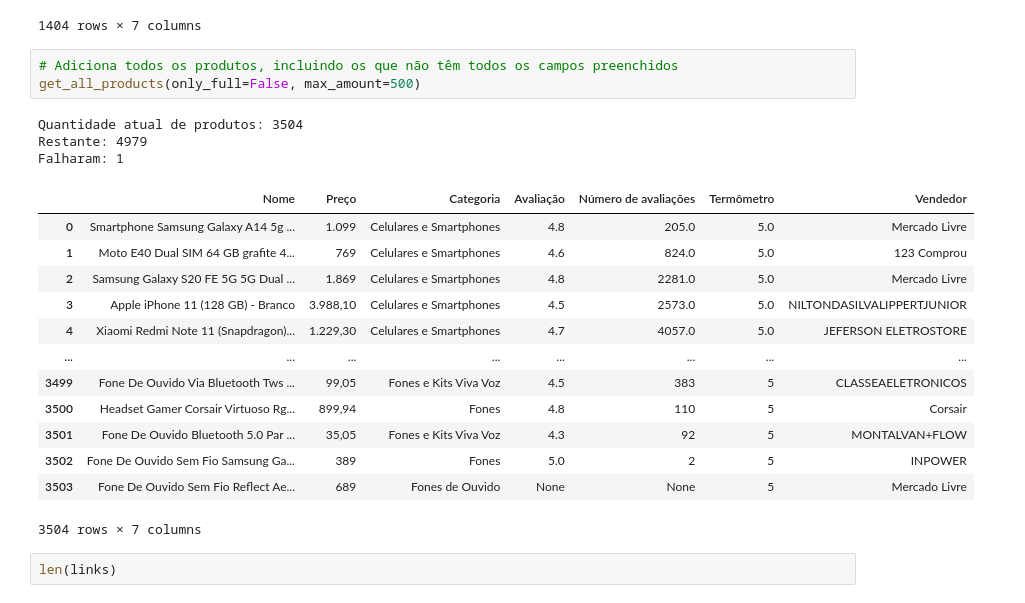
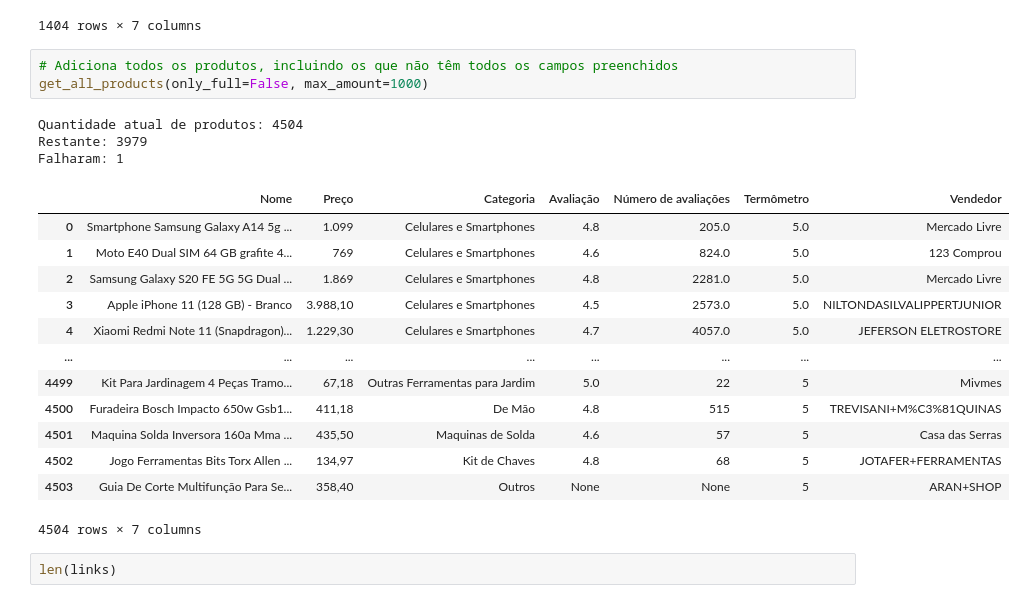
Before and after one commit to dytron/data-science-mercado-livre, a Jupyter notebook: extracao.ipynb, the cells around one changed output. Drawn from its saved outputs; the diff is of its cells as text.

Commit message:
4504 produtos

```diff
--- a/extracao.ipynb
+++ b/extracao.ipynb
@@ -387,24 +387,24 @@ Falharam: 228
 1404 rows × 7 columns
 # %%
 # Adiciona todos os produtos, incluindo os que não têm todos os campos preenchidos
-get_all_products(only_full=False, max_amount=500)
+get_all_products(only_full=False, max_amount=1000)
 # %% [output]
-Quantidade atual de produtos: 3504
-Restante: 4979
+Quantidade atual de produtos: 4504
+Restante: 3979
 Falharam: 1
 |  | Nome | Preço | Categoria | Avaliação | Número de avaliações | Termômetro | Vendedor |
 | 0 | Smartphone Samsung Galaxy A14 5g ... | 1.099 | Celulares e Smartphones | 4.8 | 205.0 | 5.0 | Mercado Livre |
 | 1 | Moto E40 Dual SIM 64 GB grafite 4... | 769 | Celulares e Smartphones | 4.6 | 824.0 | 5.0 | 123 Comprou |
 | 2 | Samsung Galaxy S20 FE 5G 5G Dual ... | 1.869 | Celulares e Smartphones | 4.8 | 2281.0 | 5.0 | Mercado Livre |
 | 3 | Apple iPhone 11 (128 GB) - Branco | 3.988,10 | Celulares e Smartphones | 4.5 | 2573.0 | 5.0 | NILTONDASILVALIPPERTJUNIOR |
 | 4 | Xiaomi Redmi Note 11 (Snapdragon)... | 1.229,30 | Celulares e Smartphones | 4.7 | 4057.0 | 5.0 | JEFERSON ELETROSTORE |
 | ... | ... | ... | ... | ... | ... | ... | ... |
-| 3499 | Fone De Ouvido Via Bluetooth Tws ... | 99,05 | Fones e Kits Viva Voz | 4.5 | 383 | 5 | CLASSEAELETRONICOS |
-| 3500 | Headset Gamer Corsair Virtuoso Rg... | 899,94 | Fones | 4.8 | 110 | 5 | Corsair |
-| 3501 | Fone De Ouvido Bluetooth 5.0 Par ... | 35,05 | Fones e Kits Viva Voz | 4.3 | 92 | 5 | MONTALVAN+FLOW |
-| 3502 | Fone De Ouvido Sem Fio Samsung Ga... | 389 | Fones | 5.0 | 2 | 5 | INPOWER |
-| 3503 | Fone De Ouvido Sem Fio Reflect Ae... | 689 | Fones de Ouvido | None | None | 5 | Mercado Livre |
+| 4499 | Kit Para Jardinagem 4 Peças Tramo... | 67,18 | Outras Ferramentas para Jardim | 5.0 | 22 | 5 | Mivmes |
+| 4500 | Furadeira Bosch Impacto 650w Gsb1... | 411,18 | De Mão | 4.8 | 515 | 5 | TREVISANI+M%C3%81QUINAS |
+| 4501 | Maquina Solda Inversora 160a Mma ... | 435,50 | Maquinas de Solda | 4.6 | 57 | 5 | Casa das Serras |
+| 4502 | Jogo Ferramentas Bits Torx Allen ... | 134,97 | Kit de Chaves | 4.8 | 68 | 5 | JOTAFER+FERRAMENTAS |
+| 4503 | Guia De Corte Multifunção Para Se... | 358,40 | Outros | None | None | 5 | ARAN+SHOP |
-3504 rows × 7 columns
+4504 rows × 7 columns
 # %%
 len(links)
 # %% [output]
```
Also changed, not shown: 2 other files.
